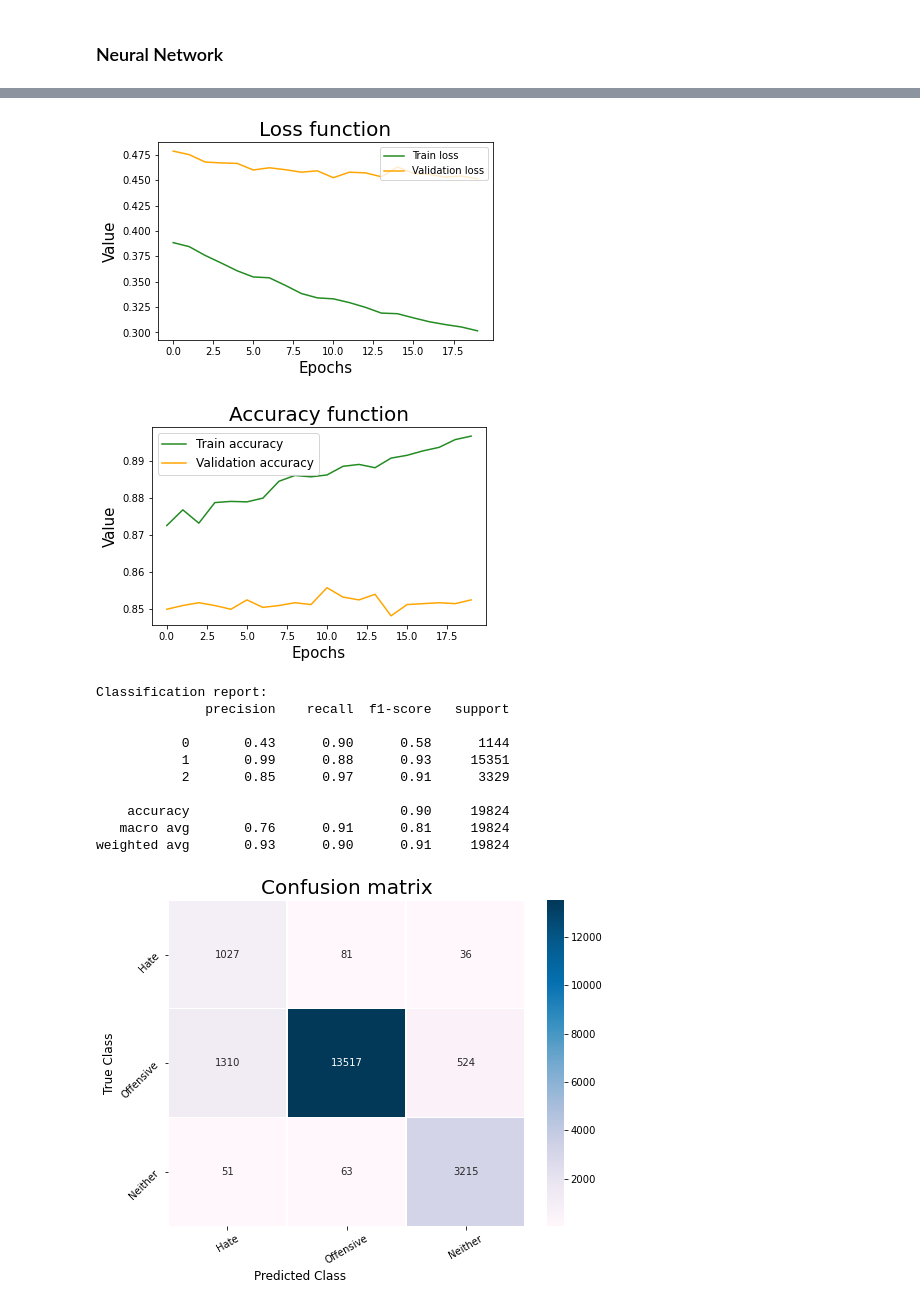
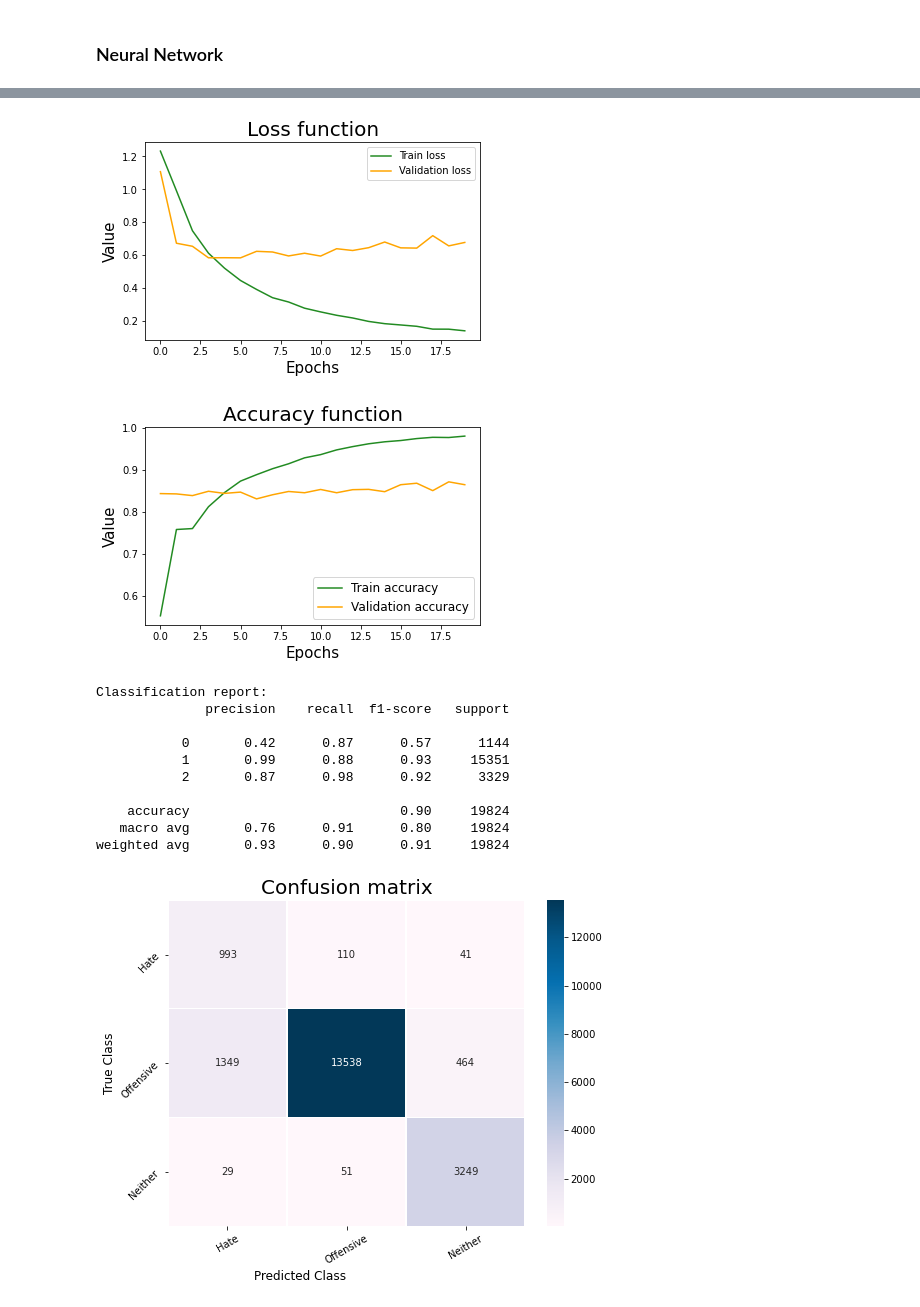
Before and after one commit to MarcoP9/textmining, a Jupyter notebook: 04-Text_Classification.ipynb, the cells around one changed output, grey strips where cells are left out. Cells and saved outputs as stored; diff of their text form; code cells hidden in the pictures.

```diff
--- a/04-Text_Classification.ipynb
+++ b/04-Text_Classification.ipynb
@@ -322,7 +404,7 @@ seed = 42
 batch_s = 32
 epochs_n = 20
 
-model = neural_network(dims, seed)
+model = neural_network_3(dims, seed)
 model.summary()
 # %% [output]
 Model: "sequential_2"
@@ -401,25 +486,25 @@ model.load_weights(f'models/base/{filename}')
 # %%
 loss_plotter(history)
 # %% [output]
-[figure, old version]
+[figure, new version]
-[figure, old version]
+[figure, new version]
 # %%
 %%time
 # performance on TRAIN
 y_pred = np.argmax(model.predict(X_train), axis = 1)
-y_train_n = np.argmax(y_train, axis = 1)
+y_train_n = np.argmax(y_train_bin, axis = 1)
 print('Classification report:')
 print(classification_report(y_train_n, y_pred))
 c_matrix(y_train_n, y_pred, ["Hate", "Offensive", "Neither"])
 # %% [output]
 Classification report:
               precision    recall  f1-score   support
 
-           0       0.43      0.90      0.58      1144
+           0       0.42      0.87      0.57      1144
            1       0.99      0.88      0.93     15351
-           2       0.85      0.97      0.91      3329
+           2       0.87      0.98      0.92      3329
 
     accuracy                           0.90     19824
-   macro avg       0.76      0.91      0.81     19824
+   macro avg       0.76      0.91      0.80     19824
 weighted avg       0.93      0.90      0.91     19824
-[figure, old version]
+[figure, new version]
```
Also changed, not shown: parts of 18 cells of this notebook, 4 other files.
